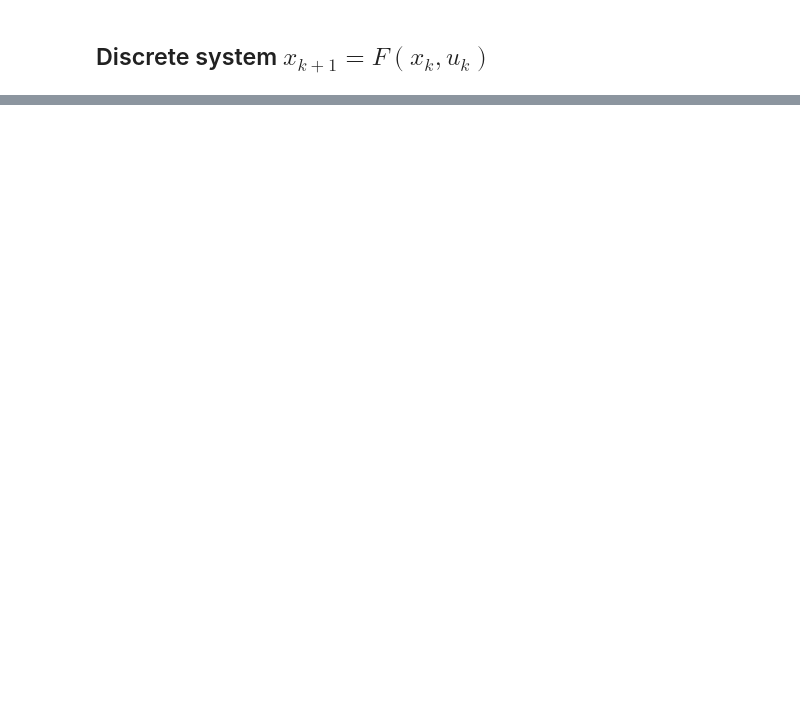
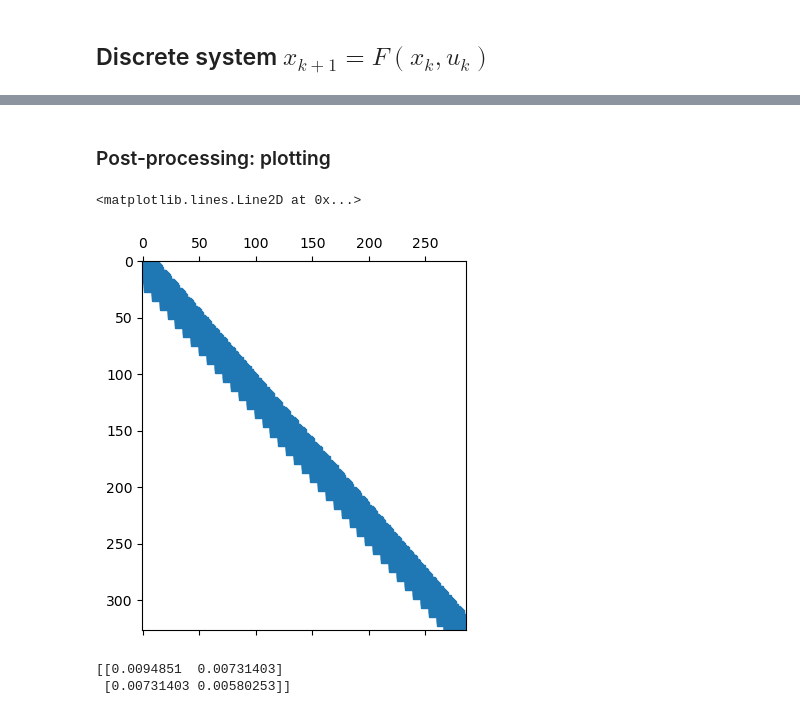
Before and after one commit to billtubbs/casadi-examples, a Jupyter notebook: 10-Robust-and-stochastic-optimal-control.ipynb, the cells around one changed output, grey strips where cells are left out. Cells and saved outputs as stored; diff of their text form; code cells hidden in the pictures; blank space fills up the shorter version.

```diff
--- a/10-Robust-and-stochastic-optimal-control.ipynb
+++ b/10-Robust-and-stochastic-optimal-control.ipynb
@@ -140,0 +280,19 @@ plt.show()
+# %% [markdown]
+### Post-processing: plotting
+# %%
+plt.figure()
+plt.spy(sol.value(jacobian(opti.g, opti.x)))
+# %% [output]
+<matplotlib.lines.Line2D at 0x...>
+[figure, added]
+# %%
+print(sol.value(Ps[-1]))
+assert_array_almost_equal(
+    np.array(sol.value(Ps[-1])),
+    [[0.0094851, 0.0073140],
+     [0.0073140, 0.0058025]],
+    decimal=7
+)
+# %% [output]
+[[0.0094851  0.00731403]
+ [0.00731403 0.00580253]]
```
Also changed, not shown: parts of 25 cells of this notebook.
